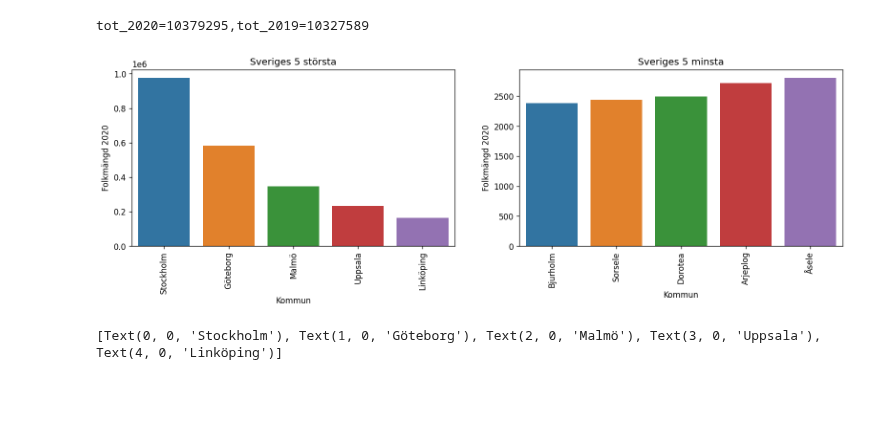
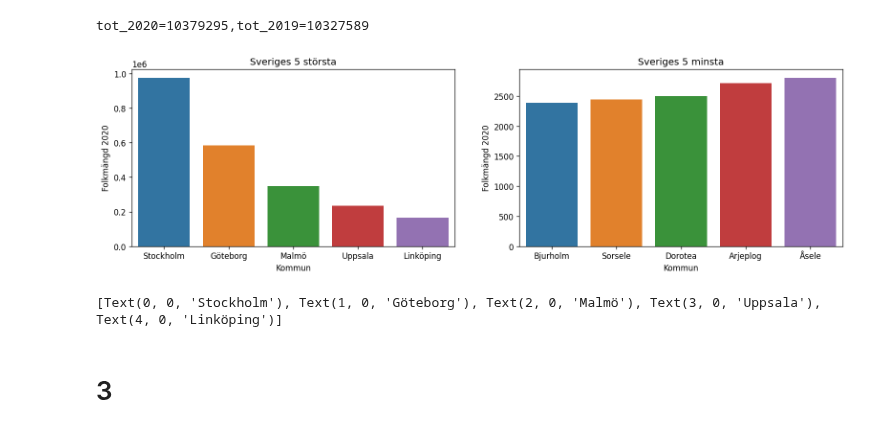
Before and after one commit to DorotaBjoorn/Databehandling-Dorota-Bjoorn, a Jupyter notebook: Excercises/Ex00_pandas_basics.ipynb, the cells around one changed output. Saved outputs shown, nothing was run; the diff lists cells and outputs as text; code cells hidden in the pictures; blank space fills up the shorter version.

```diff
--- a/Excercises/Ex00_pandas_basics.ipynb
+++ b/Excercises/Ex00_pandas_basics.ipynb
@@ -180,19 +201,23 @@ tot_2020=10379295,tot_2019=10327589
 # %%
 import pandas as pd
 import matplotlib.pyplot as plt
 import seaborn as sns
 
 fig, axes = plt.subplots(1,2, figsize = (16,4), dpi = 120)
 titles = ["Sveriges 5 största", "Sveriges 5 minsta"]
 data_frame = [df_5_largest, df_5_smalest]
 
-for i, (data, title) in enumerate(zip(data_frame, titles)):
-    sns.barplot(ax= axes[i], data=data, x = "Kommun", y = "Folkmängd 2020" )
+for i, (dataset, title) in enumerate(zip(data_frame, titles)):
+    sns.barplot(ax= axes[i], data=dataset, x = "Kommun", y = "Folkmängd 2020" )
     axes[i].set(title = title)
-    axes[i].set_xticklabels(axes[i].get_xticklabels(), rotation = 90)
+    #axes[i].set_xticklabels(axes[i].get_xticklabels(), rotation = 90)
+    #denna rad fanns i exemplet från Lekt, dock funkar utan. Skillnaden blir att labels inte roteras
 # %% [output]
-[figure, old version]
+[figure, new version]
-# %%
-print(axes[0].get_xticklabels())
-# %% [output]
-[Text(0, 0, 'Stockholm'), Text(1, 0, 'Göteborg'), Text(2, 0, 'Malmö'), Text(3, 0, 'Uppsala'), Text(4, 0, 'Linköping')]
+# %%
+#testar vad denna innehåller (från plottning 2f ovan)
+print(axes[0].get_xticklabels())
+# %% [output]
+[Text(0, 0, 'Stockholm'), Text(1, 0, 'Göteborg'), Text(2, 0, 'Malmö'), Text(3, 0, 'Uppsala'), Text(4, 0, 'Linköping')]
+# %% [markdown]
+# 3
```
Also changed, not shown: parts of 38 cells of this notebook.
